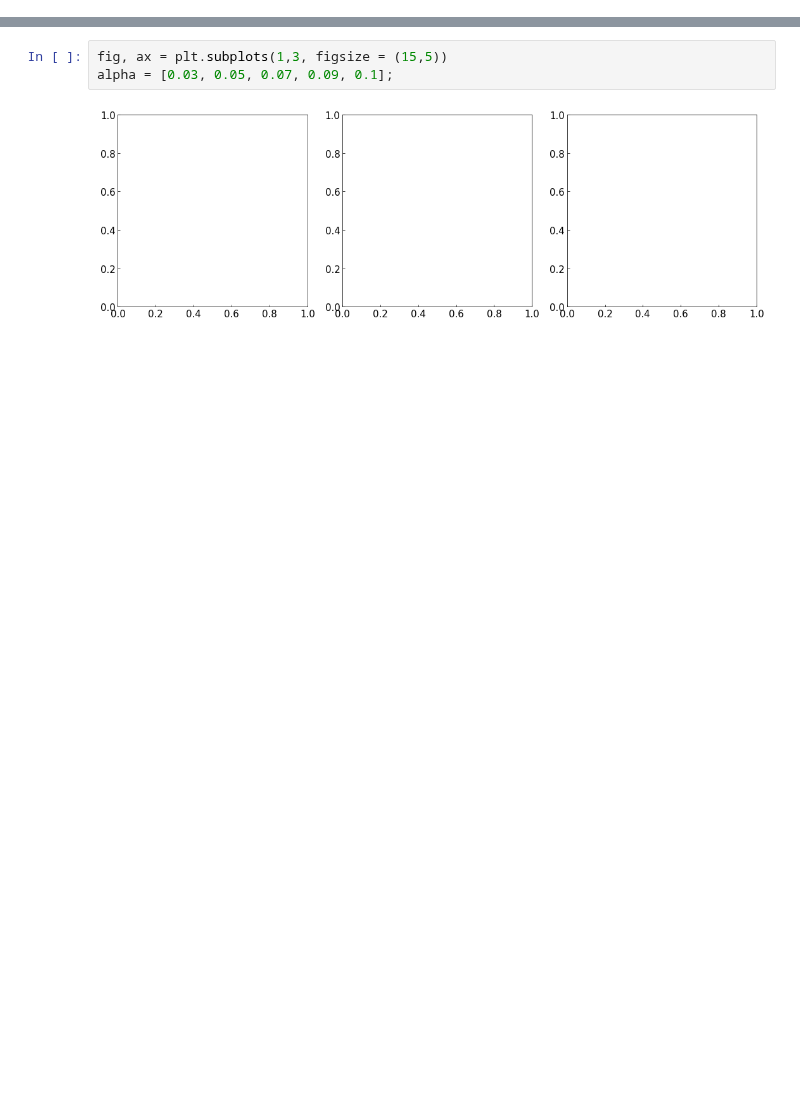
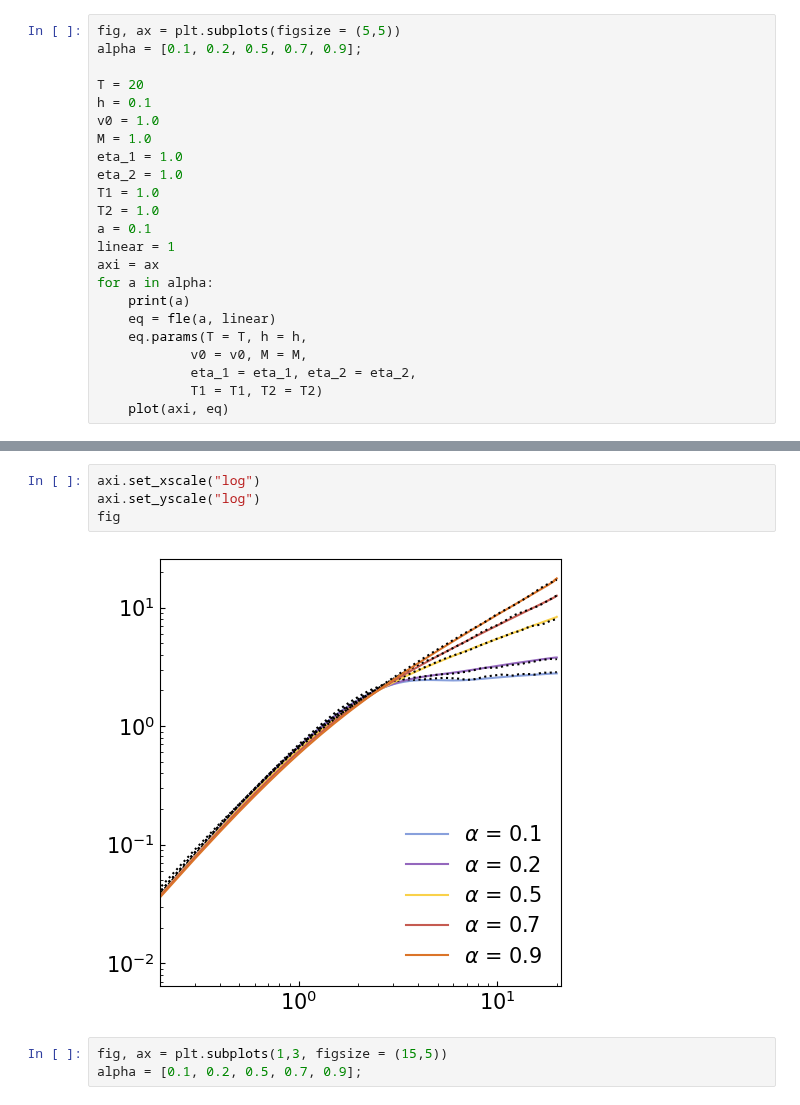
Before and after one commit to davidsantiagoquevedo/fractional-langevin-equations, a Jupyter notebook: analysis/inspect_fLe_timecrystal_MSD.ipynb, the cells around one changed output, grey strips where cells are left out. Cells and saved outputs as stored; diff of their text form; blank space fills up the shorter version.

```diff
--- a/analysis/inspect_fLe_timecrystal_MSD.ipynb
+++ b/analysis/inspect_fLe_timecrystal_MSD.ipynb
@@ -20,0 +118,23 @@ def plot(ax, eq):
+# %%
+fig, ax = plt.subplots(figsize = (5,5))
+alpha = [0.1, 0.2, 0.5, 0.7, 0.9];
+
+T = 20
+h = 0.1
+v0 = 1.0
+M = 1.0
+eta_1 = 1.0
+eta_2 = 1.0
+T1 = 1.0
+T2 = 1.0
+a = 0.1
+linear = 1
+axi = ax
+for a in alpha:
+    print(a)
+    eq = fle(a, linear)
+    eq.params(T = T, h = h,
+            v0 = v0, M = M,
+            eta_1 = eta_1, eta_2 = eta_2,
+            T1 = T1, T2 = T2)
+    plot(axi, eq)
@@ -21,8 +148,12 @@ def plot(ax, eq):
+# %%
+axi.set_xscale("log")
+axi.set_yscale("log")
+fig
+# %% [output]
+[figure, added]
 # %%
 fig, ax = plt.subplots(1,3, figsize = (15,5))
-alpha = [0.03, 0.05, 0.07, 0.09, 0.1];
+alpha = [0.1, 0.2, 0.5, 0.7, 0.9];
-# %% [output]
-[figure, removed]
 # %%
 #Time crystal
 T = 20
```
Also changed, not shown: parts of 14 cells of this notebook, 1 other file.
